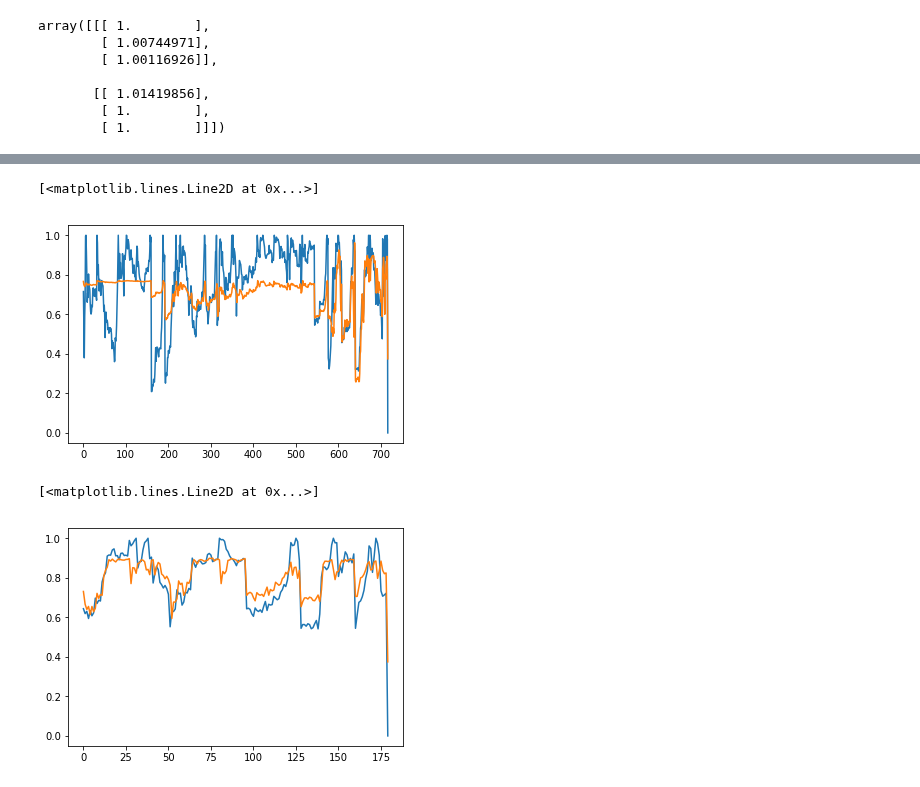
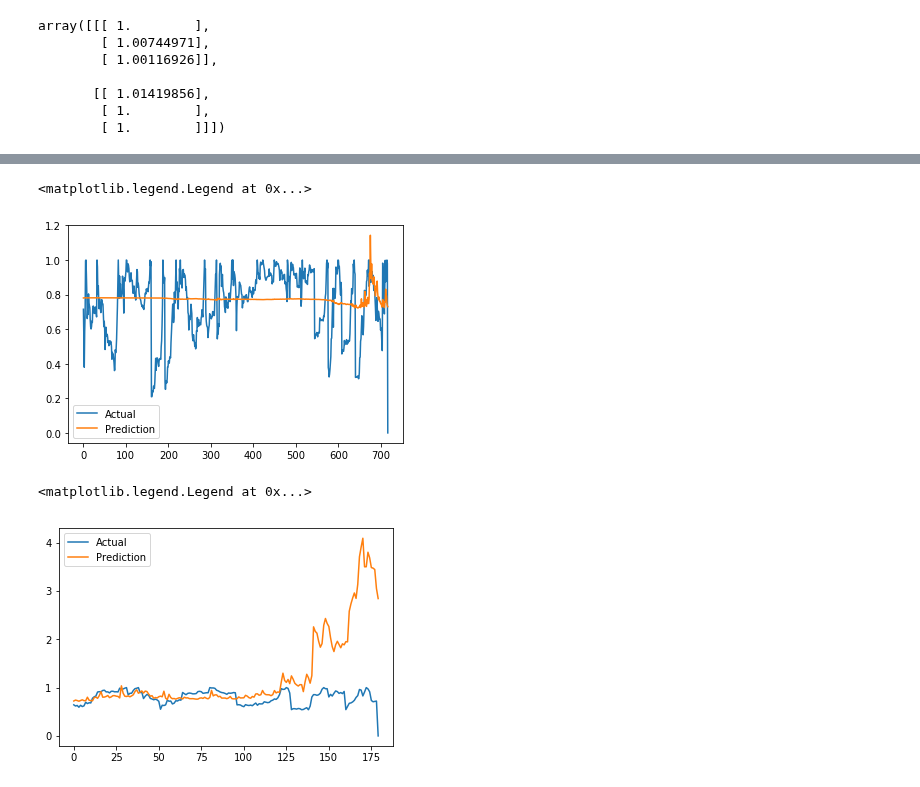
Before and after one commit to samuxiii/notebooks, a Jupyter notebook: stock/Ethereum Stock.ipynb, the cells around one changed output, grey strips where cells are left out. Cells and saved outputs as stored; diff of their text form; code cells hidden in the pictures.

Commit message:
Added legend in the plots

```diff
--- a/stock/Ethereum Stock.ipynb
+++ b/stock/Ethereum Stock.ipynb
@@ -314,7 +309,7 @@ array([[[ 1.        ],
         [ 1.        ],
         [ 1.        ]]])
 # %%
-X_train_norm = window_normalization(X_train_prep, window_size)
+X_train_norm = X_train_prep #window_normalization(X_train_prep, window_size)
 y_train_norm = window_normalization(y_train_prep, window_size)
 
 model = Sequential()
@@ -343,18 +338,20 @@ Epoch 150/150
 <keras.callbacks.History at 0x...>
 # %%
 pred = model.predict(X_train_norm)
-plt.plot(y_train_norm)
-plt.plot(pred)
+plt.plot(y_train_norm, label='Actual')
+plt.plot(pred, label='Prediction')
+plt.legend()
 # %% [output]
-[<matplotlib.lines.Line2D at 0x...>]
+<matplotlib.legend.Legend at 0x...>
-[figure, old version]
+[figure, new version]
 # %%
-X_test_norm = window_normalization(X_test_prep, window_size)
+X_test_norm = X_test_prep #window_normalization(X_test_prep, window_size)
 y_test_norm = window_normalization(y_test_prep, window_size)
 
 pred = model.predict(X_test_norm)
-plt.plot(y_test_norm)
-plt.plot(pred)
+plt.plot(y_test_norm, label='Actual')
+plt.plot(pred, label='Prediction')
+plt.legend()
 # %% [output]
-[<matplotlib.lines.Line2D at 0x...>]
+<matplotlib.legend.Legend at 0x...>
-[figure, old version]
+[figure, new version]
```
Also changed, not shown: parts of 6 cells of this notebook.
